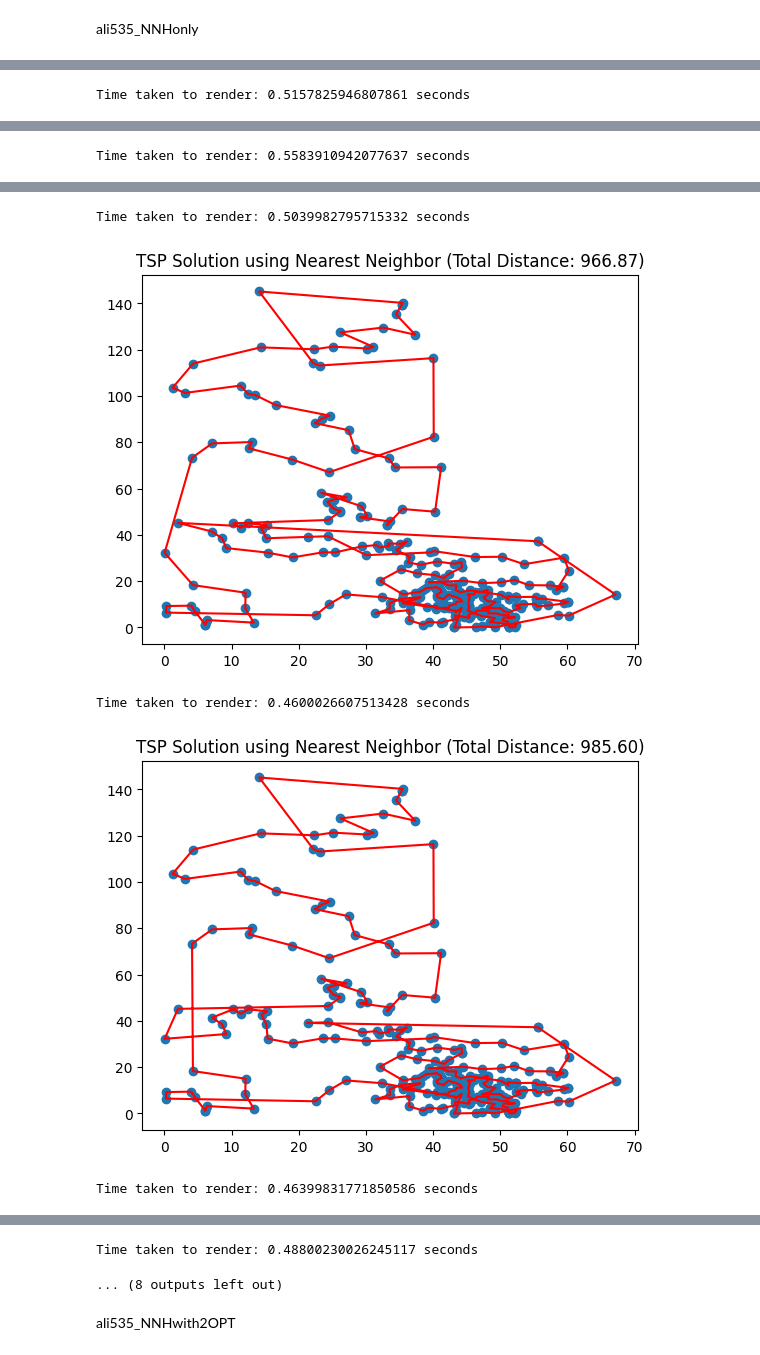
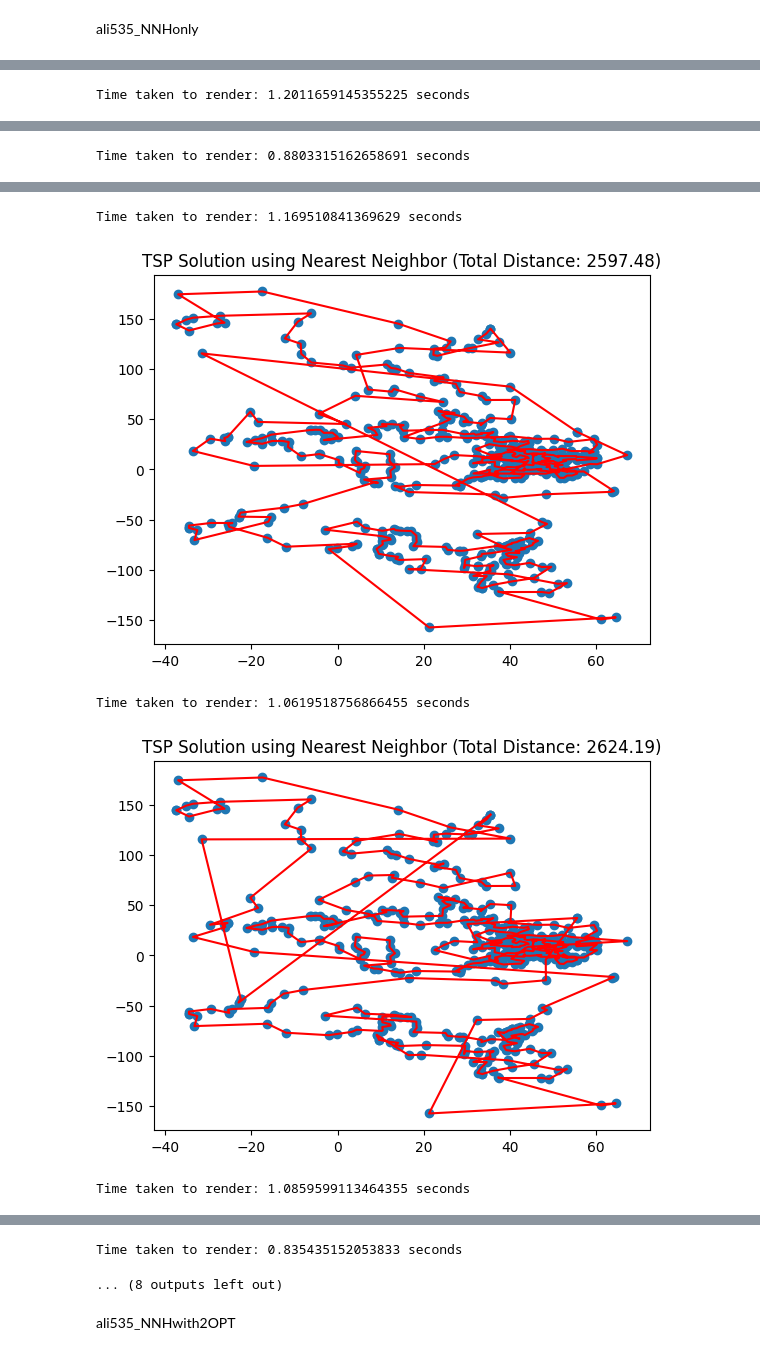
Before and after one commit to Amboyandrey/TSPLIB, a Jupyter notebook: GEO/ali535.ipynb, the cells around one changed output, grey strips where cells are left out. Cells and saved outputs as stored; diff of their text form; code cells hidden in the pictures.

```diff
--- a/GEO/ali535.ipynb
+++ b/GEO/ali535.ipynb
@@ -40,7 +40,7 @@ class TSPSolver:
 # Parse the TSP dataset and extract coordinates
 def parse_tsp_dataset(data):
     coordinates = []
-    pattern = re.compile(r'\s*(\d+)\s+(\d+\.\d+)\s+(\d+\.\d+)')
+    pattern = re.compile(r'\s*(\d+)\s+(-?\d+\.\d+)\s+(-?\d+\.\d+)')
 
     in_node_coord_section = False
     for line in data.split('\n'):
@@ -104 +104 @@ print("Average Time taken to render:", average_render_time, "seconds")
-Time taken to render: 0.5157825946807861 seconds
+Time taken to render: 1.2011659145355225 seconds
@@ -106 +106 @@ Time taken to render: 0.5157825946807861 seconds
-Time taken to render: 0.5583910942077637 seconds
+Time taken to render: 0.8803315162658691 seconds
@@ -108,5 +108,5 @@ Time taken to render: 0.5583910942077637 seconds
-Time taken to render: 0.5039982795715332 seconds
+Time taken to render: 1.169510841369629 seconds
-[figure, old version]
+[figure, new version]
-Time taken to render: 0.4600026607513428 seconds
+Time taken to render: 1.0619518756866455 seconds
-[figure, old version]
+[figure, new version]
-Time taken to render: 0.46399831771850586 seconds
+Time taken to render: 1.0859599113464355 seconds
@@ -114,4 +114,4 @@ Time taken to render: 0.46399831771850586 seconds
-Time taken to render: 0.48800230026245117 seconds
+Time taken to render: 0.835435152053833 seconds
 ... (8 outputs left out)
 # %% [markdown]
 ali535_NNHwith2OPT
```
Also changed, not shown: parts of 4 cells of this notebook, 8 other files.
